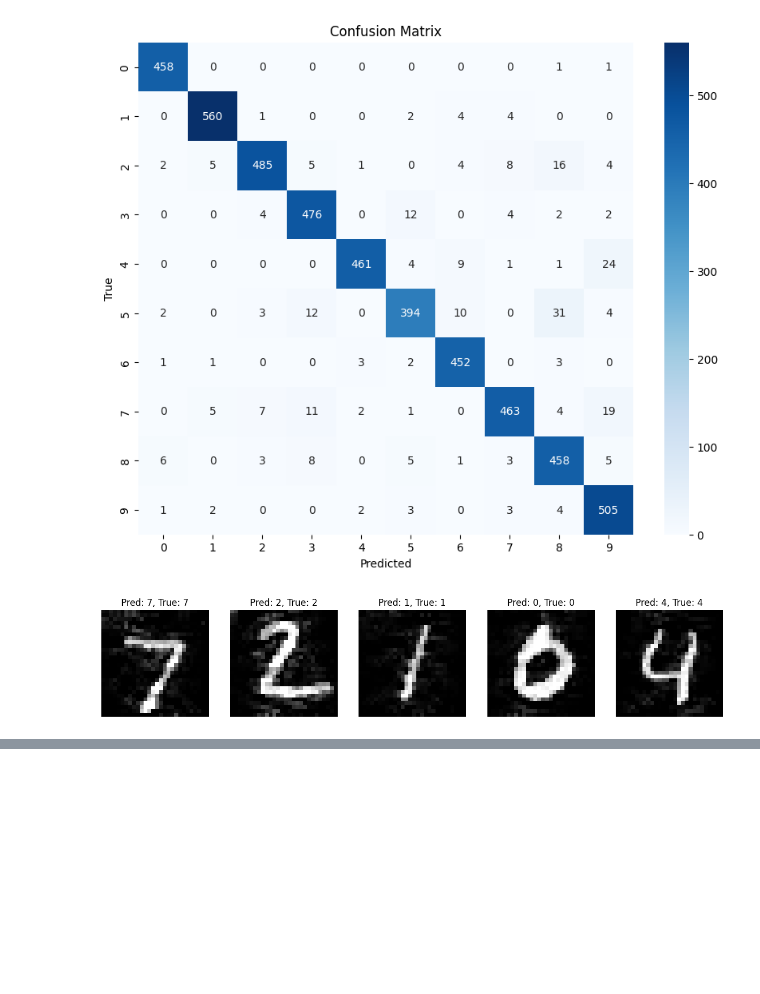
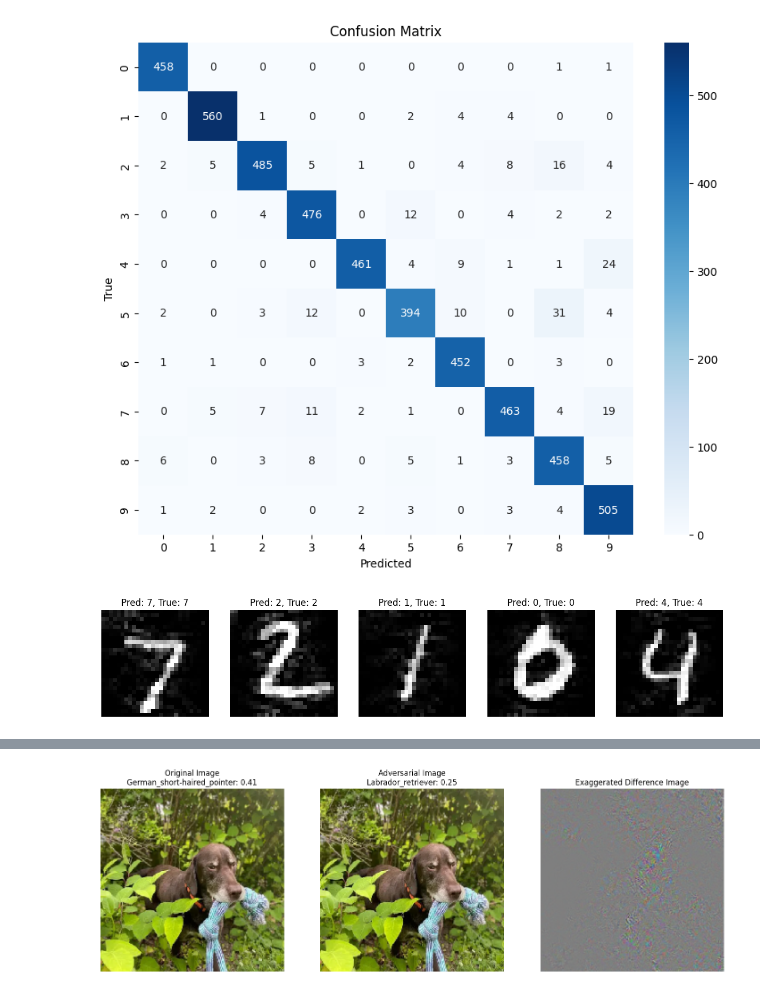
Before and after one commit to josephad2001/AdversarialRobustnessML, a Jupyter notebook: AttackMethods/CW.ipynb, the cells around one changed output, grey strips where cells are left out. Cells and saved outputs as stored; diff of their text form; code cells hidden in the pictures; blank space fills up the shorter version.

```diff
--- a/AttackMethods/CW.ipynb
+++ b/AttackMethods/CW.ipynb
@@ -658,0 +862,69 @@ Accuracy on perturbed dataset: 94.24%
+# %%
+import tensorflow as tf
+from tensorflow.keras.applications import MobileNetV2
+from tensorflow.keras.applications.mobilenet_v2 import preprocess_input, decode_predictions
+import numpy as np
+import matplotlib.pyplot as plt
+
+# Load a pre-trained MobileNetV2 model trained on ImageNet
+model = MobileNetV2(weights='imagenet')
+
+# Load an example ImageNet image
+image_path = "../DataFiles/IMG_1118_400x354.jpg"
+image = tf.keras.preprocessing.image.load_img(image_path, target_size=(224, 224))
+image = preprocess_input(tf.keras.preprocessing.image.img_to_array(image))
+
+# Define an epsilon value for the C&W untargeted attack
+epsilon = 0.001
+max_iter= 500
+learning_rate = 0.01
+
+# Use the generate_deepfool function to generate a perturbed image
+adversarial_image = generate_carlini_l2_imgn(image, model, epsilon, max_iter, learning_rate)
+
+# Function to exaggerate the difference in the image
+def exaggerate_difference(difference_image, exaggeration_factor):
+    return difference_image * exaggeration_factor
+
+# Function to get predictions and confidence
+def get_predictions_and_confidence(image, model):
+    image_batch = tf.expand_dims(image, axis=0)
+    predictions = model.predict(image_batch)
+    decoded_predictions = decode_predictions(predictions)
+    top_prediction = decoded_predictions[0][0]
+
+    return f"{top_prediction[1]}: {top_prediction[2]:.2f}"
+
+# Get predictions and confidence for the original and adversarial images
+original_prediction = get_predictions_and_confidence(image, model)
+adversarial_prediction = get_predictions_and_confidence(adversarial_image, model)
+
+image = image * 0.5 + 0.5
+adversarial_image = adversarial_image * 0.5 + 0.5
+
+# Generate and exaggerate the difference image
+difference_image = adversarial_image - image
+exaggeration_factor = 200  # Adjust this factor to control the exaggeration
+exaggerated_difference_image = exaggerate_difference(difference_image, exaggeration_factor)
+exaggerated_difference_image = (exaggerated_difference_image + 1) / 2  # Normalize to [0, 1]
+
+# Display the original, adversarial, and exaggerated difference images with predictions and confidence
+plt.figure(figsize=(18, 6))
+
+plt.subplot(1, 3, 1)
+plt.imshow(image)
+plt.title(f'Original Image\n{original_prediction}')
+plt.axis('off')
+
+plt.subplot(1, 3, 2)
+plt.imshow(adversarial_image)
+plt.title(f'Adversarial Image\n{adversarial_prediction}')
+plt.axis('off')
+
+plt.subplot(1, 3, 3)
+plt.imshow(exaggerated_difference_image)
+plt.title('Exaggerated Difference Image')
+plt.axis('off')
+
+plt.show()
+# %% [output]
@@ -658,0 +934 @@ Accuracy on perturbed dataset: 94.24%
+[figure, added]
```
Also changed, not shown: parts of 4 cells of this notebook, 2 other files.
